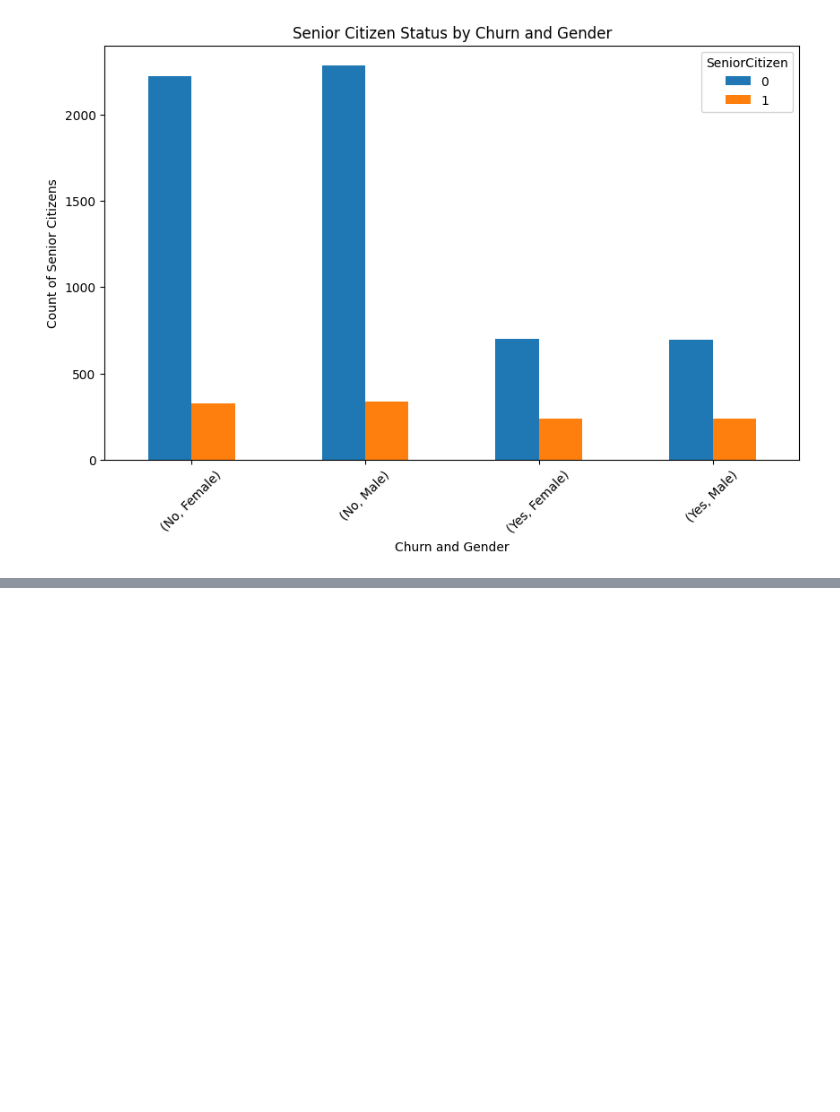
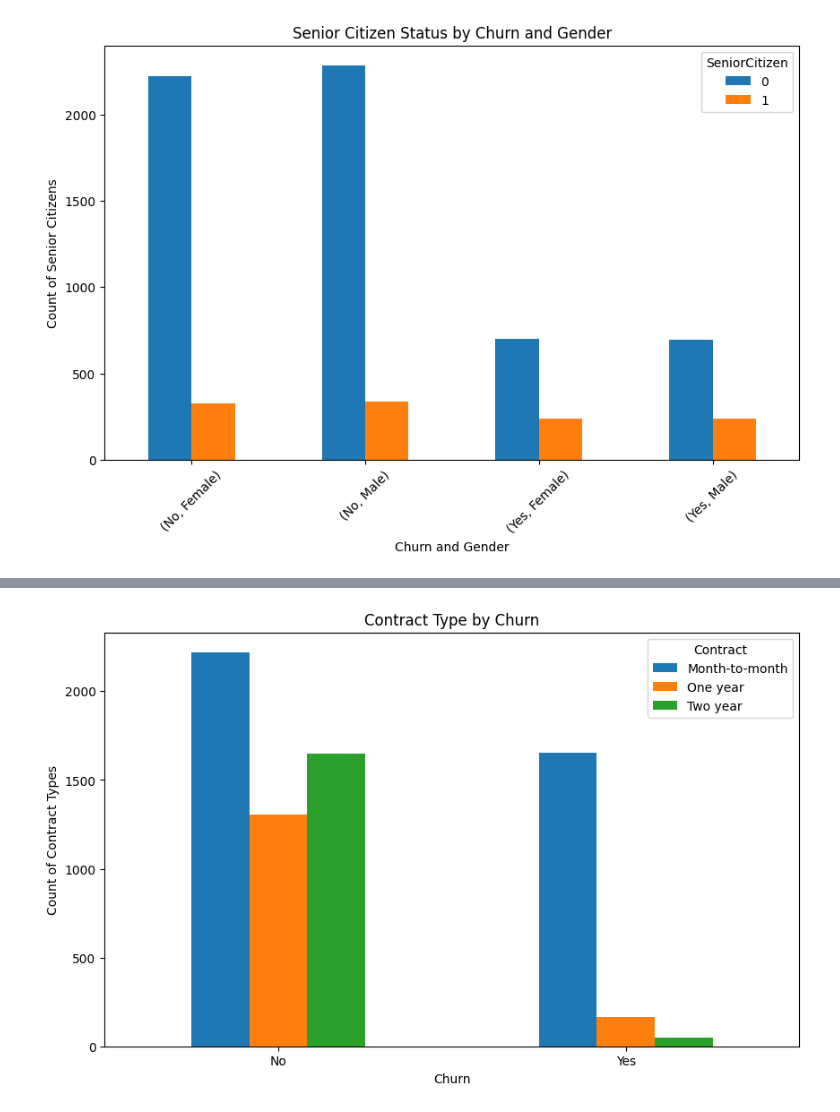
Before and after one commit to amanjangra23/Internship-task, a Jupyter notebook: ybi_task1.ipynb, the cells around one changed output, grey strips where cells are left out. Saved outputs shown, nothing was run; the diff lists cells and outputs as text; code cells hidden in the pictures; blank space fills up the shorter version.

```diff
--- a/ybi_task1.ipynb
+++ b/ybi_task1.ipynb
@@ -347,0 +389,11 @@ plt.show()
+# %%
+grouped_data=df.groupby("Churn")["Contract"].value_counts().unstack()
+
+grouped_data.plot(kind='bar', figsize=(10, 6))
+plt.title('Contract Type by Churn')
+plt.xlabel('Churn')
+plt.ylabel('Count of Contract Types')
+plt.xticks(rotation=0)
+plt.show()
+# %% [output]
+[figure, added]
```
Also changed, not shown: parts of 11 cells of this notebook.
